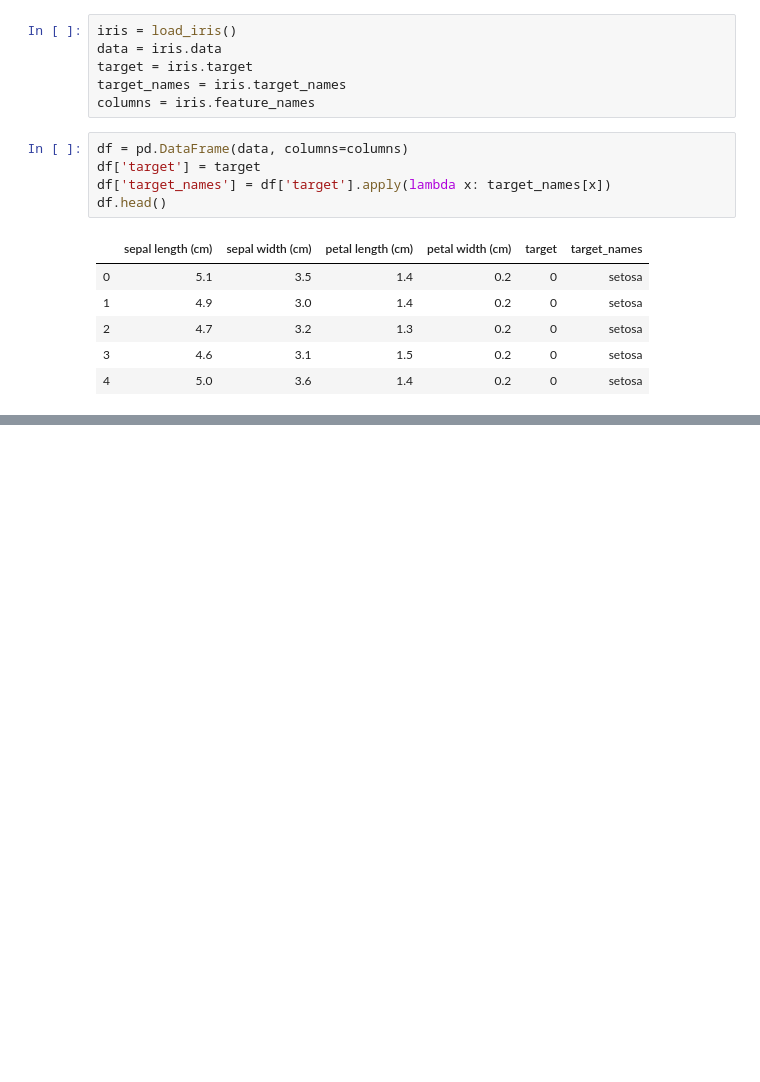
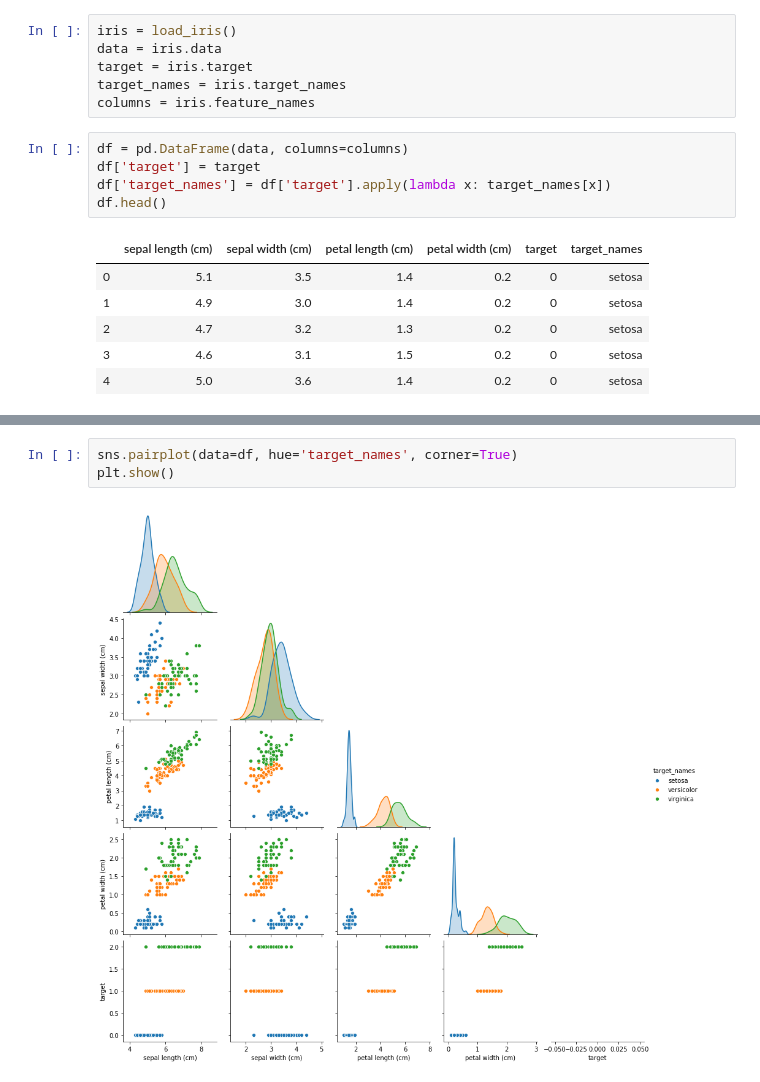
Before and after one commit to erdosn/bayes-thoerem-lesson, a Jupyter notebook: bayes-theorem-lesson.ipynb, the cells around one changed output, grey strips where cells are left out. Cells and saved outputs as stored; diff of their text form; blank space fills up the shorter version.

```diff
--- a/bayes-theorem-lesson.ipynb
+++ b/bayes-theorem-lesson.ipynb
@@ -26,0 +60,5 @@ df.head()
+# %%
+sns.pairplot(data=df, hue='target_names', corner=True)
+plt.show()
+# %% [output]
+[figure, added]
```
Also changed, not shown: parts of 24 cells of this notebook, 3 other files.
